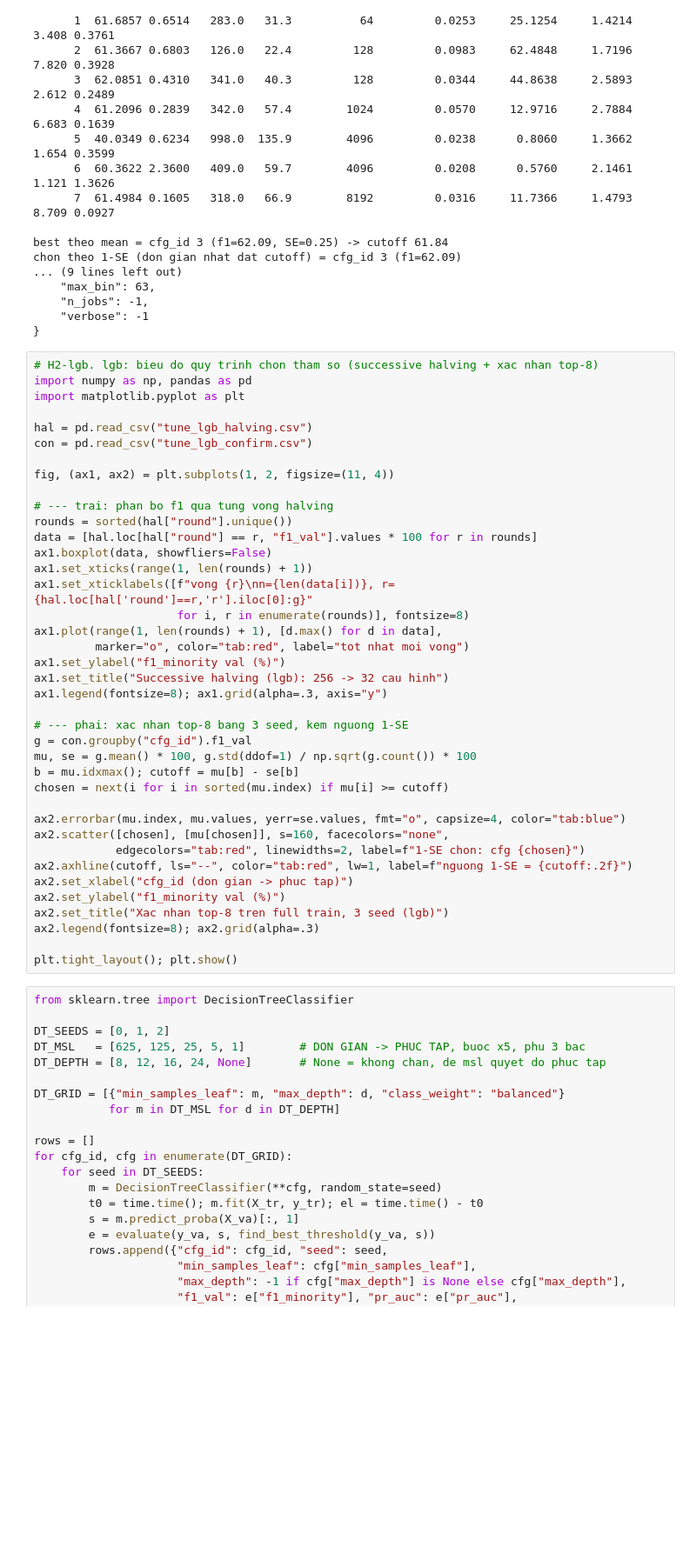
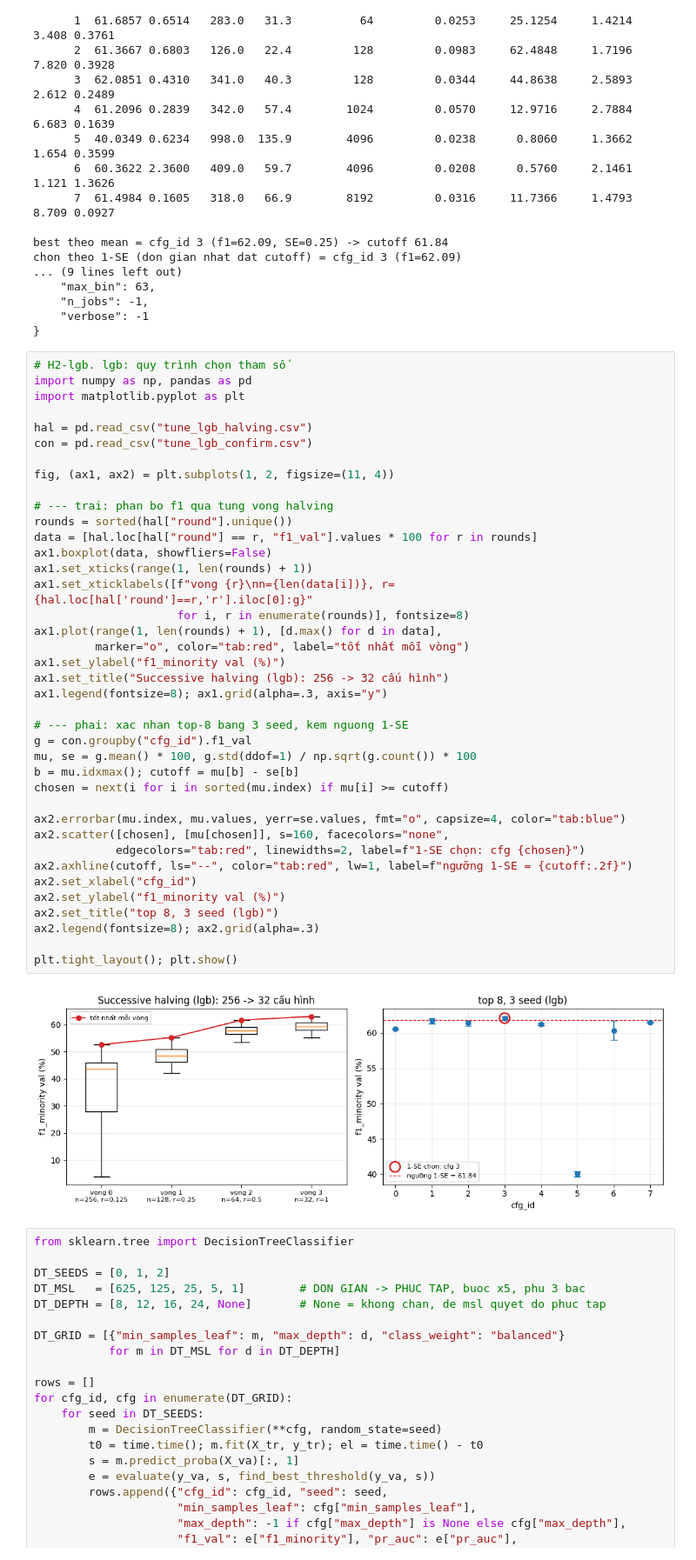
Before and after one commit to Tyler3743/fraud_detection, a Jupyter notebook: analysis_1.ipynb, the cells around one changed output. Shown at 87% size. Saved outputs shown, nothing was run; the diff lists cells and outputs as text; blank space fills up the shorter version.

Commit message:
train hybrid

```diff
--- a/analysis_1.ipynb
+++ b/analysis_1.ipynb
@@ -891,45 +891,47 @@ chon theo 1-SE (don gian nhat dat cutoff) = cfg_id 3 (f1=62.09)
     "n_jobs": -1,
     "verbose": -1
 }
-# %%
-# H2-lgb. lgb: bieu do quy trinh chon tham so (successive halving + xac nhan top-8)
-import numpy as np, pandas as pd
-import matplotlib.pyplot as plt
-
-hal = pd.read_csv("tune_lgb_halving.csv")
-con = pd.read_csv("tune_lgb_confirm.csv")
-
-fig, (ax1, ax2) = plt.subplots(1, 2, figsize=(11, 4))
-
-# --- trai: phan bo f1 qua tung vong halving
-rounds = sorted(hal["round"].unique())
-data = [hal.loc[hal["round"] == r, "f1_val"].values * 100 for r in rounds]
-ax1.boxplot(data, showfliers=False)
-ax1.set_xticks(range(1, len(rounds) + 1))
-ax1.set_xticklabels([f"vong {r}\nn={len(data[i])}, r={hal.loc[hal['round']==r,'r'].iloc[0]:g}"
-                     for i, r in enumerate(rounds)], fontsize=8)
-ax1.plot(range(1, len(rounds) + 1), [d.max() for d in data],
-         marker="o", color="tab:red", label="tot nhat moi vong")
-ax1.set_ylabel("f1_minority val (%)")
-ax1.set_title("Successive halving (lgb): 256 -> 32 cau hinh")
-ax1.legend(fontsize=8); ax1.grid(alpha=.3, axis="y")
-
-# --- phai: xac nhan top-8 bang 3 seed, kem nguong 1-SE
-g = con.groupby("cfg_id").f1_val
-mu, se = g.mean() * 100, g.std(ddof=1) / np.sqrt(g.count()) * 100
-b = mu.idxmax(); cutoff = mu[b] - se[b]
-chosen = next(i for i in sorted(mu.index) if mu[i] >= cutoff)
-
-ax2.errorbar(mu.index, mu.values, yerr=se.values, fmt="o", capsize=4, color="tab:blue")
-ax2.scatter([chosen], [mu[chosen]], s=160, facecolors="none",
-            edgecolors="tab:red", linewidths=2, label=f"1-SE chon: cfg {chosen}")
-ax2.axhline(cutoff, ls="--", color="tab:red", lw=1, label=f"nguong 1-SE = {cutoff:.2f}")
-ax2.set_xlabel("cfg_id (don gian -> phuc tap)")
-ax2.set_ylabel("f1_minority val (%)")
-ax2.set_title("Xac nhan top-8 tren full train, 3 seed (lgb)")
-ax2.legend(fontsize=8); ax2.grid(alpha=.3)
-
-plt.tight_layout(); plt.show()
+# %%
+# H2-lgb. lgb: quy trình chọn tham số
+import numpy as np, pandas as pd
+import matplotlib.pyplot as plt
+
+hal = pd.read_csv("tune_lgb_halving.csv")
+con = pd.read_csv("tune_lgb_confirm.csv")
+
+fig, (ax1, ax2) = plt.subplots(1, 2, figsize=(11, 4))
+
+# --- trai: phan bo f1 qua tung vong halving
+rounds = sorted(hal["round"].unique())
+data = [hal.loc[hal["round"] == r, "f1_val"].values * 100 for r in rounds]
+ax1.boxplot(data, showfliers=False)
+ax1.set_xticks(range(1, len(rounds) + 1))
+ax1.set_xticklabels([f"vong {r}\nn={len(data[i])}, r={hal.loc[hal['round']==r,'r'].iloc[0]:g}"
+                     for i, r in enumerate(rounds)], fontsize=8)
+ax1.plot(range(1, len(rounds) + 1), [d.max() for d in data],
+         marker="o", color="tab:red", label="tốt nhất mỗi vòng")
+ax1.set_ylabel("f1_minority val (%)")
+ax1.set_title("Successive halving (lgb): 256 -> 32 cấu hình")
+ax1.legend(fontsize=8); ax1.grid(alpha=.3, axis="y")
+
+# --- phai: xac nhan top-8 bang 3 seed, kem nguong 1-SE
+g = con.groupby("cfg_id").f1_val
+mu, se = g.mean() * 100, g.std(ddof=1) / np.sqrt(g.count()) * 100
+b = mu.idxmax(); cutoff = mu[b] - se[b]
+chosen = next(i for i in sorted(mu.index) if mu[i] >= cutoff)
+
+ax2.errorbar(mu.index, mu.values, yerr=se.values, fmt="o", capsize=4, color="tab:blue")
+ax2.scatter([chosen], [mu[chosen]], s=160, facecolors="none",
+            edgecolors="tab:red", linewidths=2, label=f"1-SE chọn: cfg {chosen}")
+ax2.axhline(cutoff, ls="--", color="tab:red", lw=1, label=f"ngưỡng 1-SE = {cutoff:.2f}")
+ax2.set_xlabel("cfg_id")
+ax2.set_ylabel("f1_minority val (%)")
+ax2.set_title("top 8, 3 seed (lgb)")
+ax2.legend(fontsize=8); ax2.grid(alpha=.3)
+
+plt.tight_layout(); plt.show()
+# %% [output]
+[figure, added]
 # %%
 from sklearn.tree import DecisionTreeClassifier
 
```
Also changed, not shown: 8 other files.
